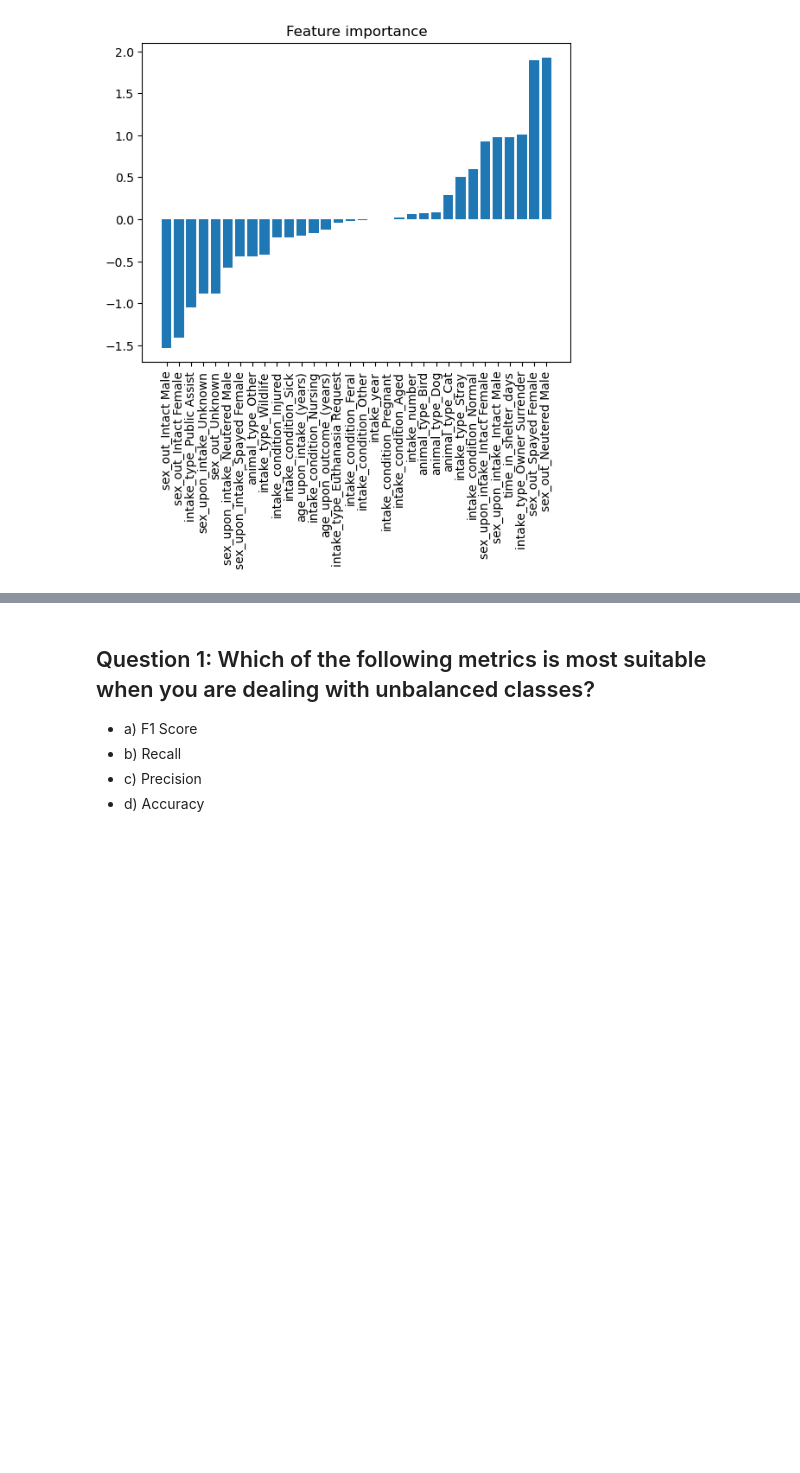
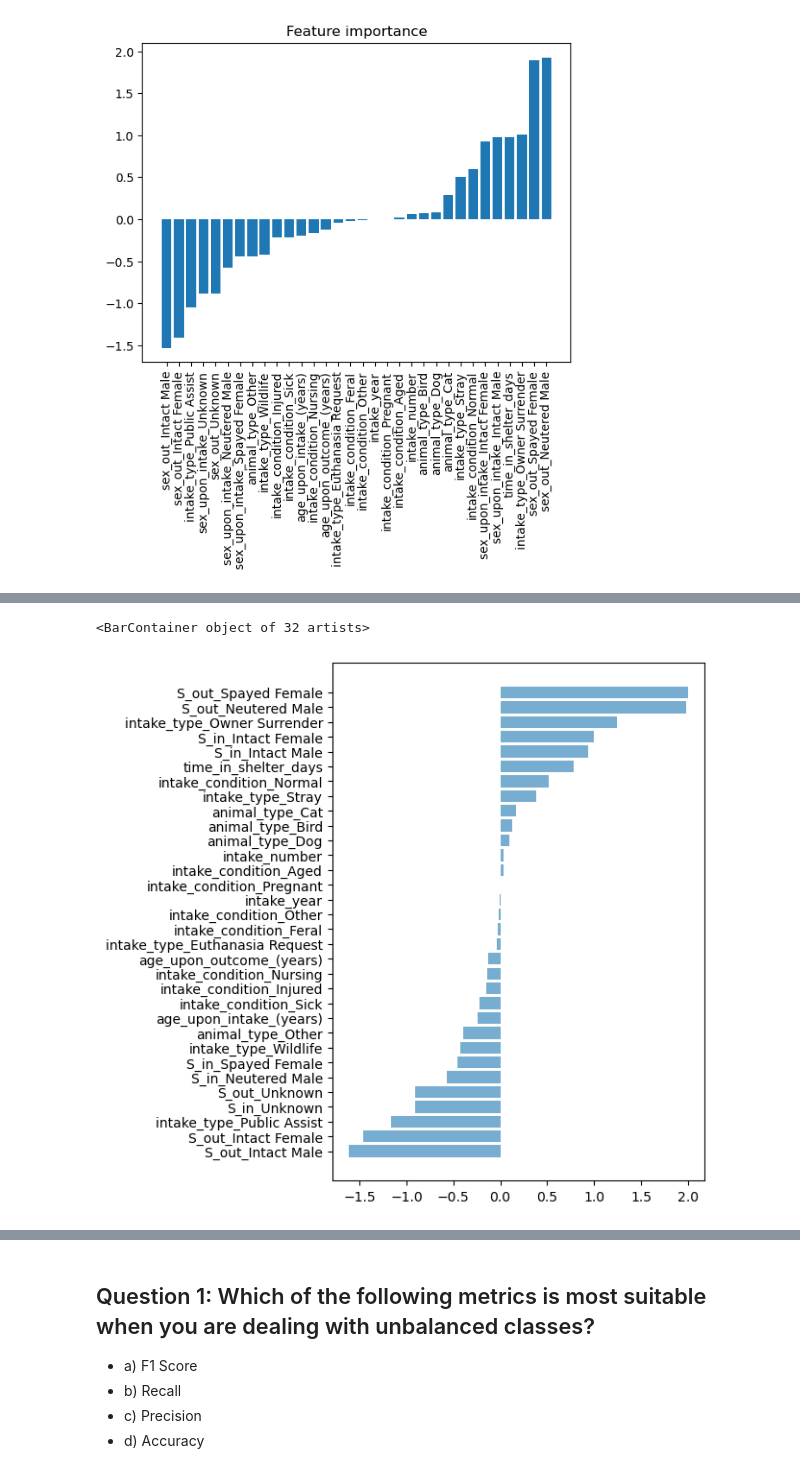
Before and after one commit to petim0/ADA2023, a Jupyter notebook: Exercises/07 - Learning from data - Applied machine learning/AppliedML.ipynb, the cells around one changed output, grey strips where cells are left out. Saved outputs shown, nothing was run; the diff lists cells and outputs as text; code cells hidden in the pictures; blank space fills up the shorter version.

```diff
--- a/Exercises/07 - Learning from data - Applied machine learning/AppliedML.ipynb
+++ b/Exercises/07 - Learning from data - Applied machine learning/AppliedML.ipynb
@@ -143,4 +149,4 @@ array([0, 0, 0, ..., 0, 1, 0])
 # %%
-logistic = LogisticRegression()
+logistic = LogisticRegression(solver='lbfgs', max_iter=10000)
 # %%
 trained = logistic.fit(X, y.astype(int))
@@ -228,3 +230,11 @@ plt.title('Feature importance')
 plt.show()
 # %% [output]
 [figure]
+# %%
+### Correction !!
+tmp = []
+for name, value in zip(X.columns, logistic.coef_[0]):
+    tmp.append({"name": name, "value": value})
+
+features_coef = pd.DataFrame(tmp).sort_values("value")
+features_coef.head()
@@ -230,0 +248,6 @@ plt.show()
+# %%
+plt.subplots(figsize=(5,7))
+plt.barh(features_coef.name, features_coef.value, alpha=0.6)
+# %% [output]
+<BarContainer object of 32 artists>
+[figure, added]
```
Also changed, not shown: parts of 12 cells of this notebook.
